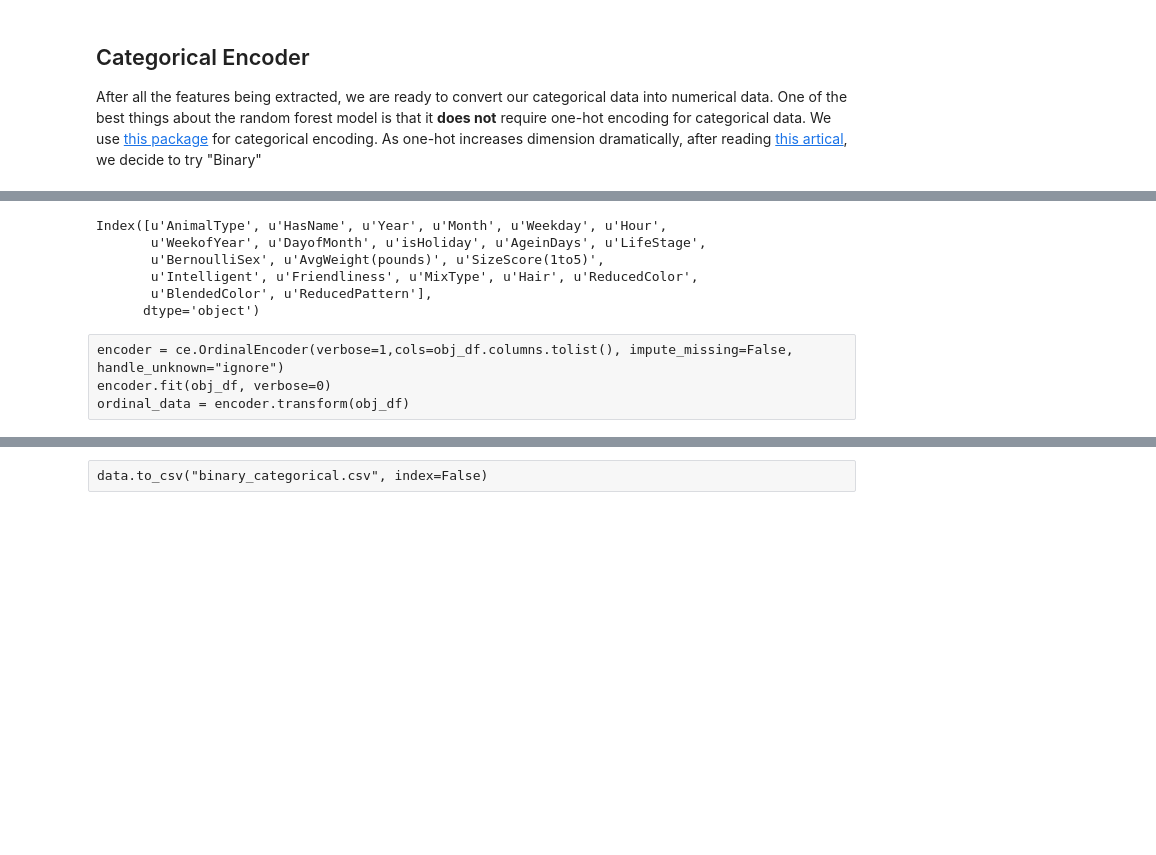
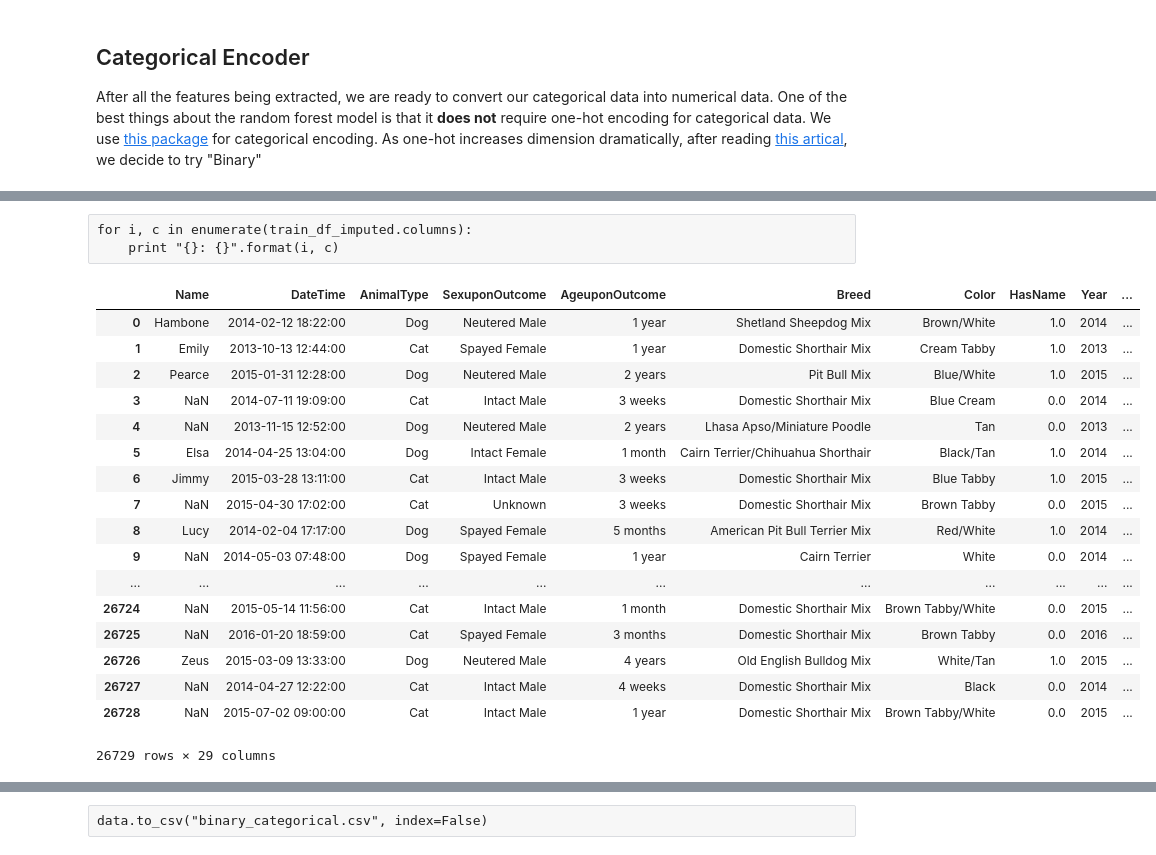
Before and after one commit to mspinelli/animal_shelter, a Jupyter notebook: DataCleaning.ipynb, the cells around one changed output, grey strips where cells are left out. Drawn from its saved outputs; the diff is of its cells as text; code cells hidden in the pictures; blank space fills up the shorter version.

```diff
--- a/DataCleaning.ipynb
+++ b/DataCleaning.ipynb
@@ -522,0 +488,3 @@ imp_ordinal_data = pd.DataFrame(data=column_stack(imp_ordinal_data.to_numpy()[:2
+# %%
+test_df = make_features(status="test")
+train_df = make_features(status="train")
@@ -523,3 +493,7 @@ imp_ordinal_data = pd.DataFrame(data=column_stack(imp_ordinal_data.to_numpy()[:2
+# %%
+from clean import impute_features
+test_df_imputed = impute_features(test_df)
+train_df_imputed = impute_features(train_df)
 # %%
 def multinomial_impute(series, data):
     """
@@ -598,13 +542,3 @@ obj_df = animals.iloc[:, col].copy()
-# %%
-obj_df.columns
-# %% [output]
-Index([u'AnimalType', u'HasName', u'Year', u'Month', u'Weekday', u'Hour',
-       u'WeekofYear', u'DayofMonth', u'isHoliday', u'AgeinDays', u'LifeStage',
-       u'BernoulliSex', u'AvgWeight(pounds)', u'SizeScore(1to5)',
-       u'Intelligent', u'Friendliness', u'MixType', u'Hair', u'ReducedColor',
-       u'BlendedColor', u'ReducedPattern'],
-      dtype='object')
-# %% [raw]
-encoder = ce.OrdinalEncoder(verbose=1,cols=obj_df.columns.tolist(), impute_missing=False, handle_unknown="ignore")
-encoder.fit(obj_df, verbose=0)
-ordinal_data = encoder.transform(obj_df)
+# %% [raw]
+for i, c in enumerate(train_df_imputed.columns):
+    print "{}: {}".format(i, c)
@@ -610,0 +547,21 @@ ordinal_data = encoder.transform(obj_df)
+# %%
+train_df_imputed
+# %% [output]
+|  | Name | DateTime | AnimalType | SexuponOutcome | AgeuponOutcome | Breed | Color | HasName | Year | ... |
+| 0 | Hambone | 2014-02-12 18:22:00 | Dog | Neutered Male | 1 year | Shetland Sheepdog Mix | Brown/White | 1.0 | 2014 | ... |
+| 1 | Emily | 2013-10-13 12:44:00 | Cat | Spayed Female | 1 year | Domestic Shorthair Mix | Cream Tabby | 1.0 | 2013 | ... |
+| 2 | Pearce | 2015-01-31 12:28:00 | Dog | Neutered Male | 2 years | Pit Bull Mix | Blue/White | 1.0 | 2015 | ... |
+| 3 | NaN | 2014-07-11 19:09:00 | Cat | Intact Male | 3 weeks | Domestic Shorthair Mix | Blue Cream | 0.0 | 2014 | ... |
+| 4 | NaN | 2013-11-15 12:52:00 | Dog | Neutered Male | 2 years | Lhasa Apso/Miniature Poodle | Tan | 0.0 | 2013 | ... |
+| 5 | Elsa | 2014-04-25 13:04:00 | Dog | Intact Female | 1 month | Cairn Terrier/Chihuahua Shorthair | Black/Tan | 1.0 | 2014 | ... |
+| 6 | Jimmy | 2015-03-28 13:11:00 | Cat | Intact Male | 3 weeks | Domestic Shorthair Mix | Blue Tabby | 1.0 | 2015 | ... |
+| 7 | NaN | 2015-04-30 17:02:00 | Cat | Unknown | 3 weeks | Domestic Shorthair Mix | Brown Tabby | 0.0 | 2015 | ... |
+| 8 | Lucy | 2014-02-04 17:17:00 | Dog | Spayed Female | 5 months | American Pit Bull Terrier Mix | Red/White | 1.0 | 2014 | ... |
+| 9 | NaN | 2014-05-03 07:48:00 | Dog | Spayed Female | 1 year | Cairn Terrier | White | 0.0 | 2014 | ... |
+| ... | ... | ... | ... | ... | ... | ... | ... | ... | ... | ... |
+| 26724 | NaN | 2015-05-14 11:56:00 | Cat | Intact Male | 1 month | Domestic Shorthair Mix | Brown Tabby/White | 0.0 | 2015 | ... |
+| 26725 | NaN | 2016-01-20 18:59:00 | Cat | Spayed Female | 3 months | Domestic Shorthair Mix | Brown Tabby | 0.0 | 2016 | ... |
+| 26726 | Zeus | 2015-03-09 13:33:00 | Dog | Neutered Male | 4 years | Old English Bulldog Mix | White/Tan | 1.0 | 2015 | ... |
+| 26727 | NaN | 2014-04-27 12:22:00 | Cat | Intact Male | 4 weeks | Domestic Shorthair Mix | Black | 0.0 | 2014 | ... |
+| 26728 | NaN | 2015-07-02 09:00:00 | Cat | Intact Male | 1 year | Domestic Shorthair Mix | Brown Tabby/White | 0.0 | 2015 | ... |
+26729 rows × 29 columns
```
Also changed, not shown: parts of 36 cells of this notebook, 9 other files.
